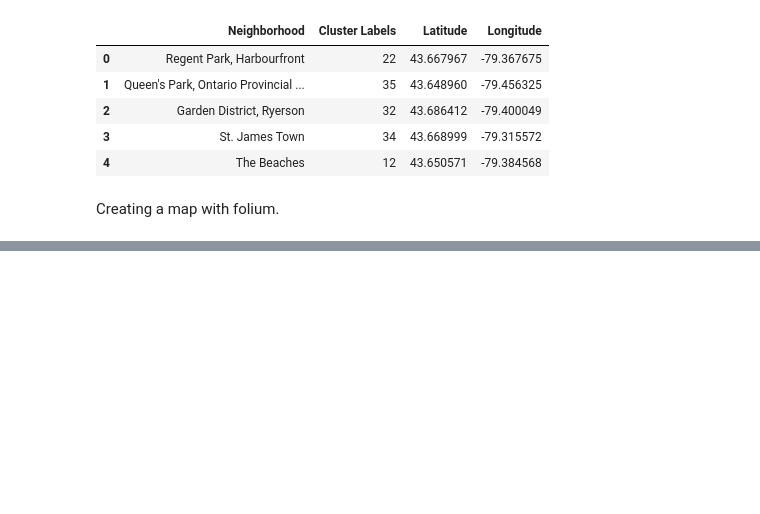
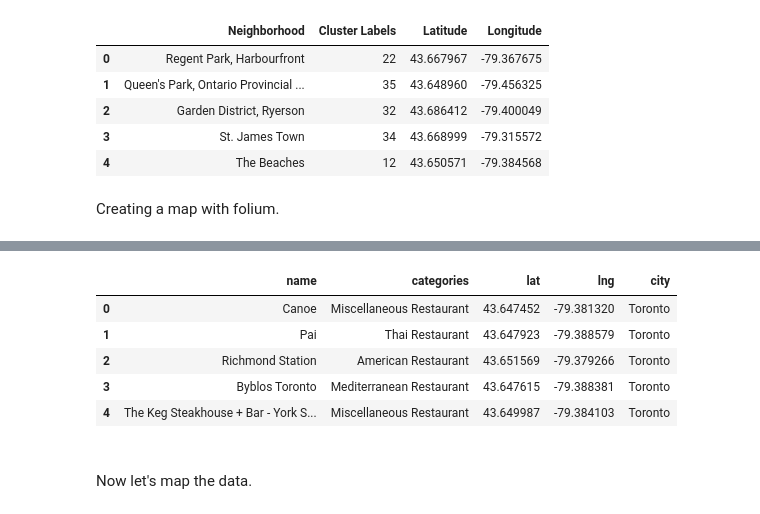
Before and after one commit to OrganicSoylent/Coursera_Capstone, a Jupyter notebook: Data_Science_Coursera_Capstone.ipynb, the cells around one changed output, grey strips where cells are left out. Saved outputs shown, nothing was run; the diff lists cells and outputs as text; code cells hidden in the pictures; blank space fills up the shorter version.

```diff
--- a/Data_Science_Coursera_Capstone.ipynb
+++ b/Data_Science_Coursera_Capstone.ipynb
@@ -188,0 +314,4 @@ map_clusters
+# %%
+for i in range(5):
+    print("Number of restaurants in",cities[i],":  ",len(restaurants[i]))
+    print("Misc. Restaurants:", sum(restaurants[i]['categories'].str.match("Restaurant")) )
@@ -188,0 +329,14 @@ map_clusters
+# %%
+# renaming "Restaurants" to "Miscellaneous Restaurant"
+for i in range(5):
+    restaurants[i].loc[:]['categories'] = restaurants[i].loc[:]['categories'].replace('Restaurant','Miscellaneous Restaurant')
+restaurants[1].head()
+# %% [output]
+|  | name | categories | lat | lng | city |
+| 0 | Canoe | Miscellaneous Restaurant | 43.647452 | -79.381320 | Toronto |
+| 1 | Pai | Thai Restaurant | 43.647923 | -79.388579 | Toronto |
+| 2 | Richmond Station | American Restaurant | 43.651569 | -79.379266 | Toronto |
+| 3 | Byblos Toronto | Mediterranean Restaurant | 43.647615 | -79.388381 | Toronto |
+| 4 | The Keg Steakhouse + Bar - York S... | Miscellaneous Restaurant | 43.649987 | -79.384103 | Toronto |
+# %% [markdown]
+<br>Now let's map the data.
```
Also changed, not shown: parts of 25 cells of this notebook.
